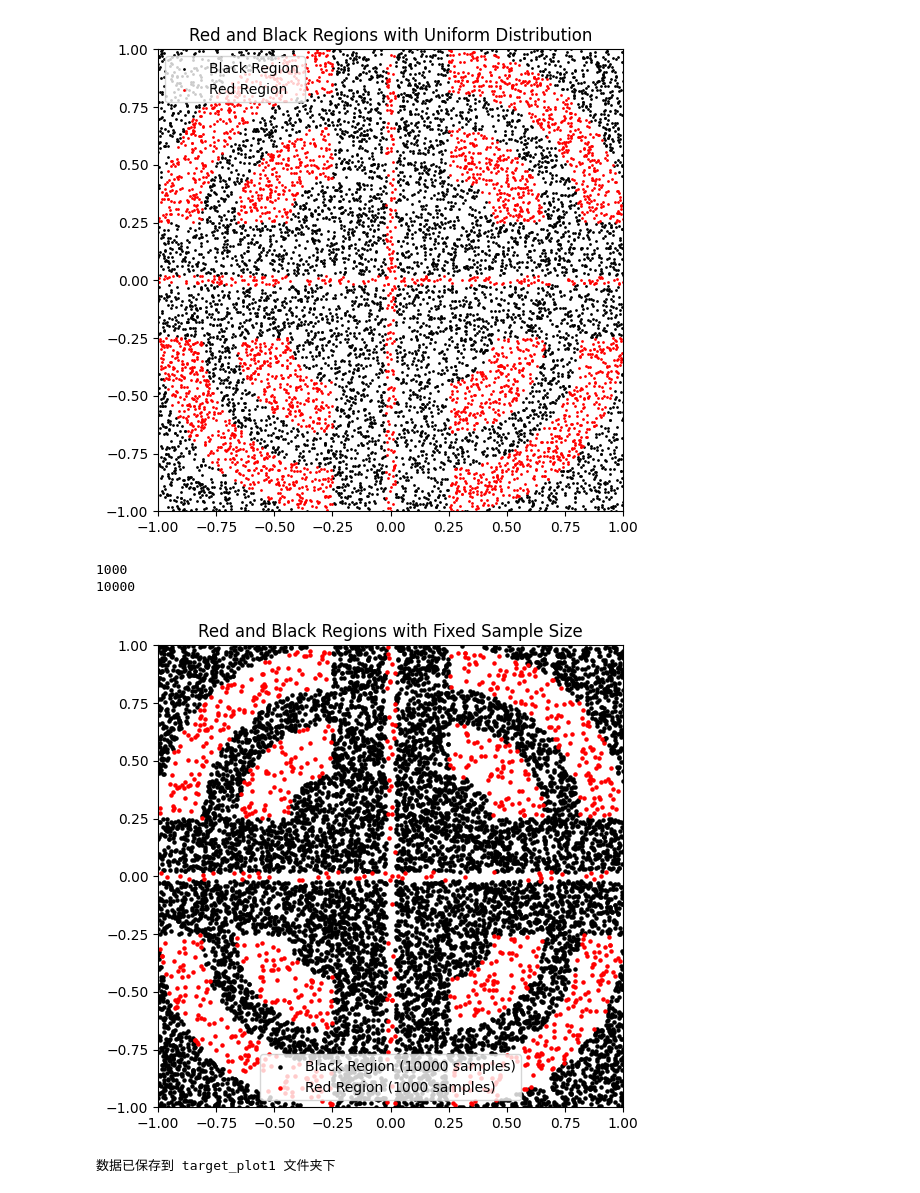
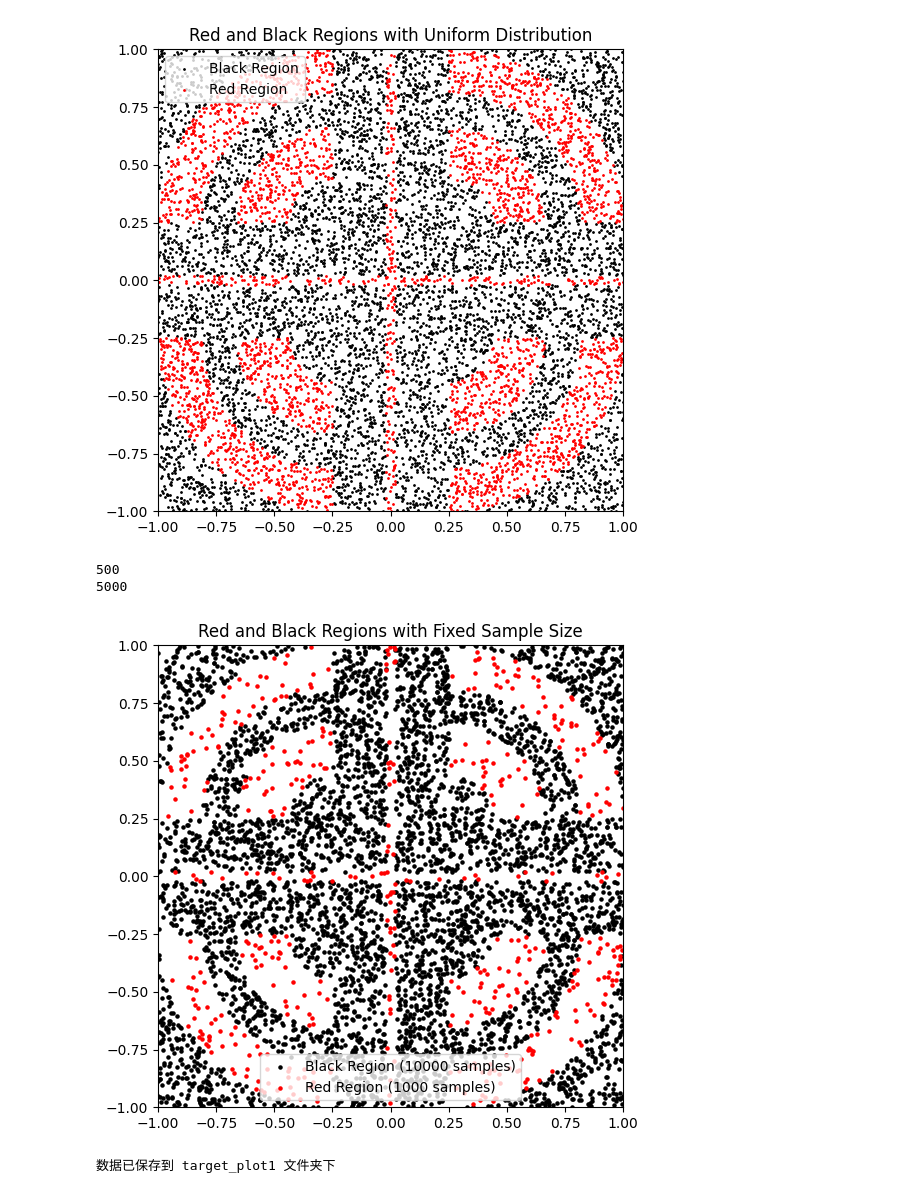
Before and after one commit to papazhu1/DGBDF, a Jupyter notebook: model/compared_results/process_result.ipynb, the cells around one changed output. Drawn from its saved outputs; the diff is of its cells as text; code cells hidden in the pictures.

```diff
--- a/model/compared_results/process_result.ipynb
+++ b/model/compared_results/process_result.ipynb
@@ -475,7 +475,7 @@ def is_in_red_region(x, y):
     return in_red | in_horizontal_cross | in_vertical_cross
 
 # 生成红色区域的点
-num_red_samples = 1000
+num_red_samples = 500
 red_x_all = np.random.uniform(-1, 1, num_red_samples * 10)  # 扩大范围生成，筛选后保证1000个点
 red_y_all = np.random.uniform(-1, 1, num_red_samples * 10)
 is_red = is_in_red_region(red_x_all, red_y_all)
@@ -485,7 +485,7 @@ red_x = red_x_all[is_red][:num_red_samples]
 red_y = red_y_all[is_red][:num_red_samples]
 
 # 生成黑色区域的点
-num_black_samples = 10000
+num_black_samples = 5000
 black_x_all = np.random.uniform(-1, 1, num_black_samples * 10)  # 扩大范围生成，筛选后保证10000个点
 black_y_all = np.random.uniform(-1, 1, num_black_samples * 10)
 is_black = ~is_in_red_region(black_x_all, black_y_all)
@@ -494,37 +494,37 @@ is_black = ~is_in_red_region(black_x_all, black_y_all)
 black_x = black_x_all[is_black][:num_black_samples]
 black_y = black_y_all[is_black][:num_black_samples]
 
 print(len(red_x))
 print(len(black_x))
 
 # 绘制图像
 plt.figure(figsize=(6, 6))
 plt.scatter(black_x, black_y, color='black', s=5, label='Black Region (10000 samples)')
 plt.scatter(red_x, red_y, color='red', s=5, label='Red Region (1000 samples)')
 plt.xlim(-1, 1)
 plt.ylim(-1, 1)
 plt.title("Red and Black Regions with Fixed Sample Size")
 plt.legend()
 plt.grid(False)
 plt.show()
 
 # 定义保存路径
-save_dir = "./target_plot1"
+save_dir = "../target_plot1"
 os.makedirs(save_dir, exist_ok=True)
 
 # 保存红色区域数据
 red_data = np.array([red_x, red_y])
 np.save(os.path.join(save_dir, "red_region.npy"), red_data)
 
 # 保存黑色区域数据
 black_data = np.array([black_x, black_y])
 np.save(os.path.join(save_dir, "black_region.npy"), black_data)
 
 print("数据已保存到 target_plot1 文件夹下")
 # %% [output]
-1000
-10000
+500
+5000
-[figure, old version]
+[figure, new version]
 数据已保存到 target_plot1 文件夹下
 # %%
 import numpy as np
```
Also changed, not shown: parts of 1 cell of this notebook, 24 other files.
